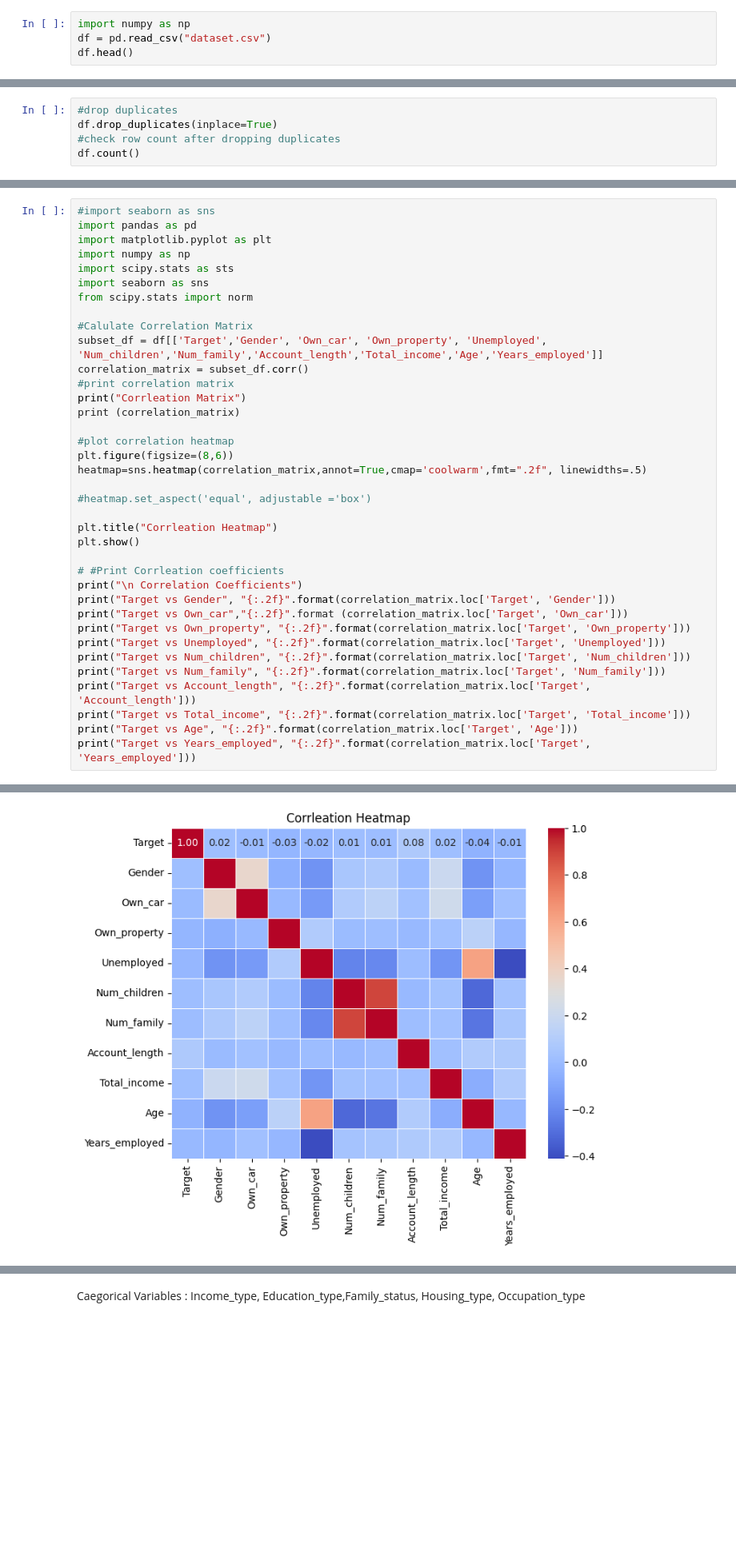
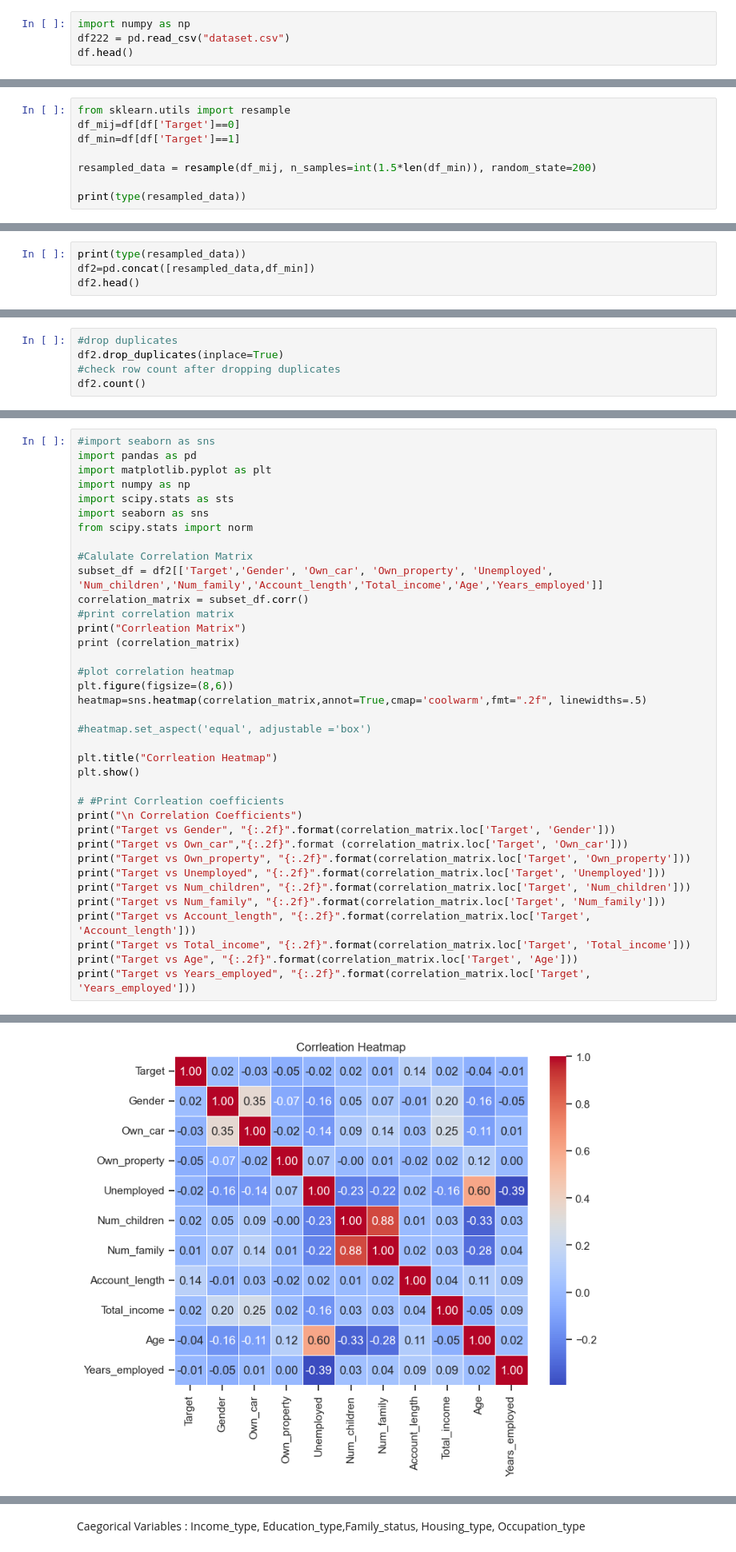
Before and after one commit to aka-Cairo/Project_2, a Jupyter notebook: CC_Rajeev.ipynb, the cells around one changed output, grey strips where cells are left out. Shown at 80% size. Drawn from its saved outputs; the diff is of its cells as text; blank space fills up the shorter version.

```diff
--- a/CC_Rajeev.ipynb
+++ b/CC_Rajeev.ipynb
@@ -13,7 +13,7 @@ from sklearn.ensemble import AdaBoostClassifier
 from sklearn.metrics import confusion_matrix, classification_report, balanced_accuracy_score, roc_auc_score
 # %%
 import numpy as np
-df = pd.read_csv("dataset.csv")
+df222 = pd.read_csv("dataset.csv")
 df.head()
 # %% [output]
 |  | ID | Gender | Own_car | Own_property | Work_phone | Phone | Email | Unemployed | Num_children | ... |
@@ -24,0 +33,8 @@ df.head()
+# %%
+from sklearn.utils import resample
+df_mij=df[df['Target']==0]
+df_min=df[df['Target']==1]
+
+resampled_data = resample(df_mij, n_samples=int(1.5*len(df_min)), random_state=200)
+
+print(type(resampled_data))
@@ -24,0 +43,4 @@ df.head()
+# %%
+print(type(resampled_data))
+df2=pd.concat([resampled_data,df_min])
+df2.head()
@@ -69,7 +106,7 @@ Target             9709
 dtype: int64
 # %%
 #drop duplicates
-df.drop_duplicates(inplace=True)
+df2.drop_duplicates(inplace=True)
 #check row count after dropping duplicates
-df.count()
+df2.count()
 # %% [output]
@@ -114,7 +151,7 @@ import seaborn as sns
 from scipy.stats import norm
 
 #Calulate Correlation Matrix
-subset_df = df[['Target','Gender', 'Own_car', 'Own_property', 'Unemployed', 'Num_children','Num_family','Account_length','Total_income','Age','Years_employed']]
+subset_df = df2[['Target','Gender', 'Own_car', 'Own_property', 'Unemployed', 'Num_children','Num_family','Account_length','Total_income','Age','Years_employed']]
 correlation_matrix = subset_df.corr()
 #print correlation matrix
 print("Corrleation Matrix")
@@ -162,3 +199,3 @@ Years_employed -0.015183        1.000000
-[figure, old version]
+[figure, new version]
  Correlation Coefficients
 Target vs Gender 0.02
```
Also changed, not shown: parts of 60 cells of this notebook.
